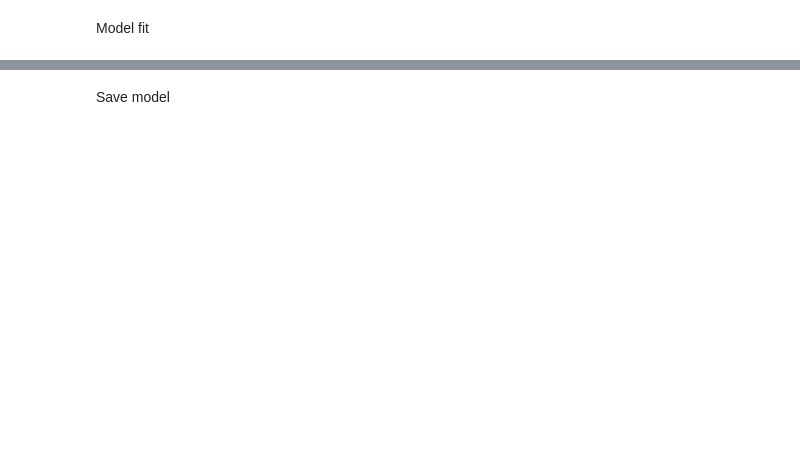
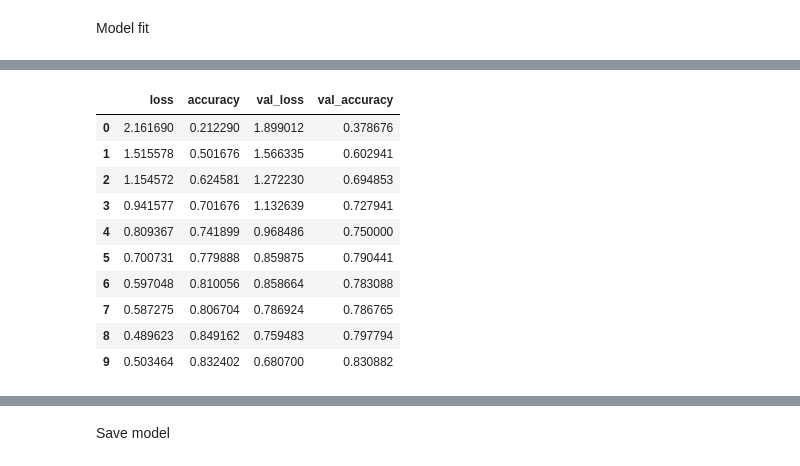
Before and after one commit to Pakopac/Monkey_Species_CNN, a Jupyter notebook: MonkeySpecies.ipynb, the cells around one changed output, grey strips where cells are left out. Saved outputs shown, nothing was run; the diff lists cells and outputs as text; code cells hidden in the pictures; blank space fills up the shorter version.

```diff
--- a/MonkeySpecies.ipynb
+++ b/MonkeySpecies.ipynb
@@ -230,6 +242,21 @@ def history_plot(history):
 
     plt.legend()
     plt.show()
+# %%
+loses=pd.DataFrame(MobileNet_model.history.history)
+loses
+# %% [output]
+|  | loss | accuracy | val_loss | val_accuracy |
+| 0 | 2.161690 | 0.212290 | 1.899012 | 0.378676 |
+| 1 | 1.515578 | 0.501676 | 1.566335 | 0.602941 |
+| 2 | 1.154572 | 0.624581 | 1.272230 | 0.694853 |
+| 3 | 0.941577 | 0.701676 | 1.132639 | 0.727941 |
+| 4 | 0.809367 | 0.741899 | 0.968486 | 0.750000 |
+| 5 | 0.700731 | 0.779888 | 0.859875 | 0.790441 |
+| 6 | 0.597048 | 0.810056 | 0.858664 | 0.783088 |
+| 7 | 0.587275 | 0.806704 | 0.786924 | 0.786765 |
+| 8 | 0.489623 | 0.849162 | 0.759483 | 0.797794 |
+| 9 | 0.503464 | 0.832402 | 0.680700 | 0.830882 |
 # %%
 # 1- history training/validation accuracy over the epochs
 # 2- history training/validation loss over the epochs
```
Also changed, not shown: parts of 8 cells of this notebook.
